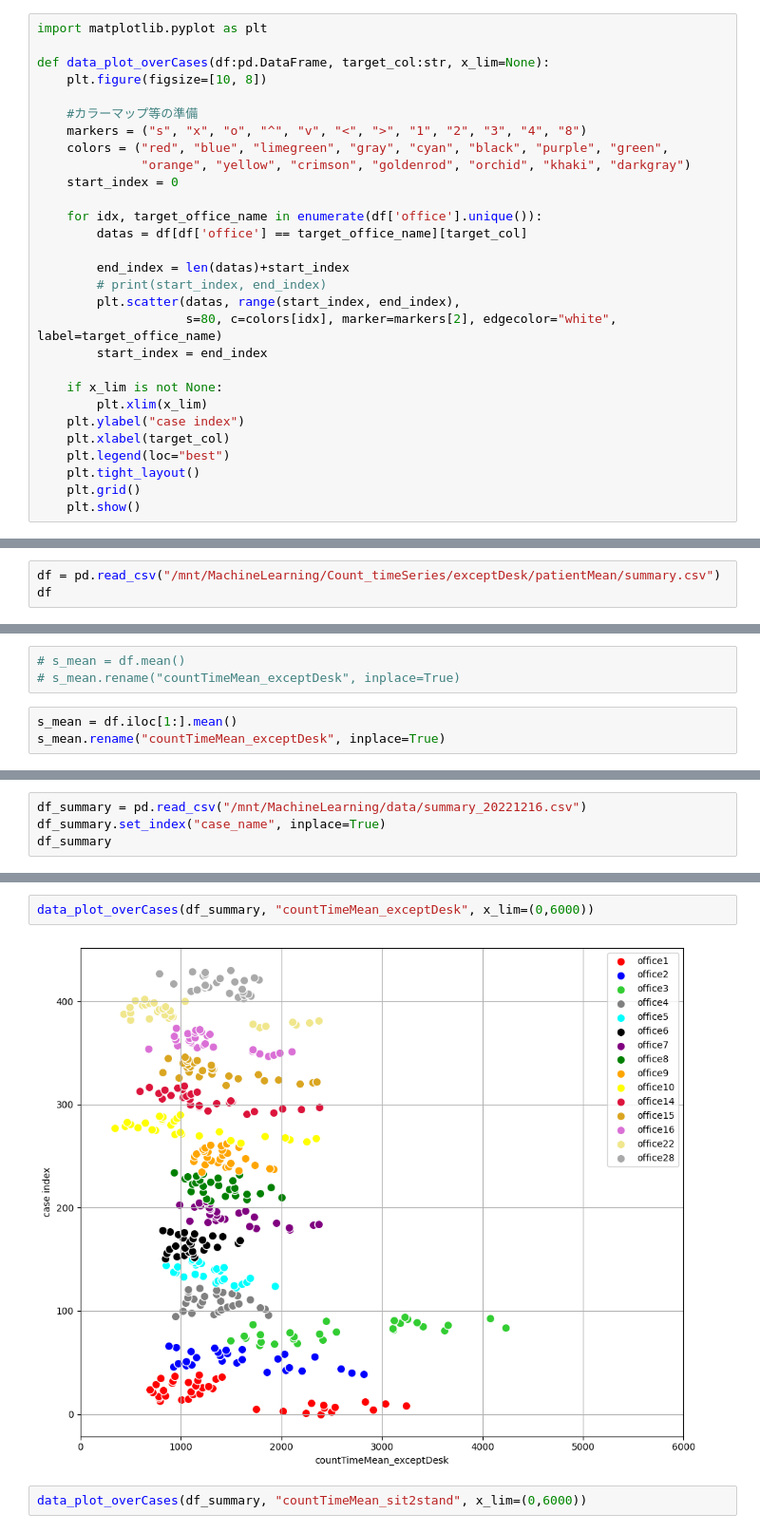
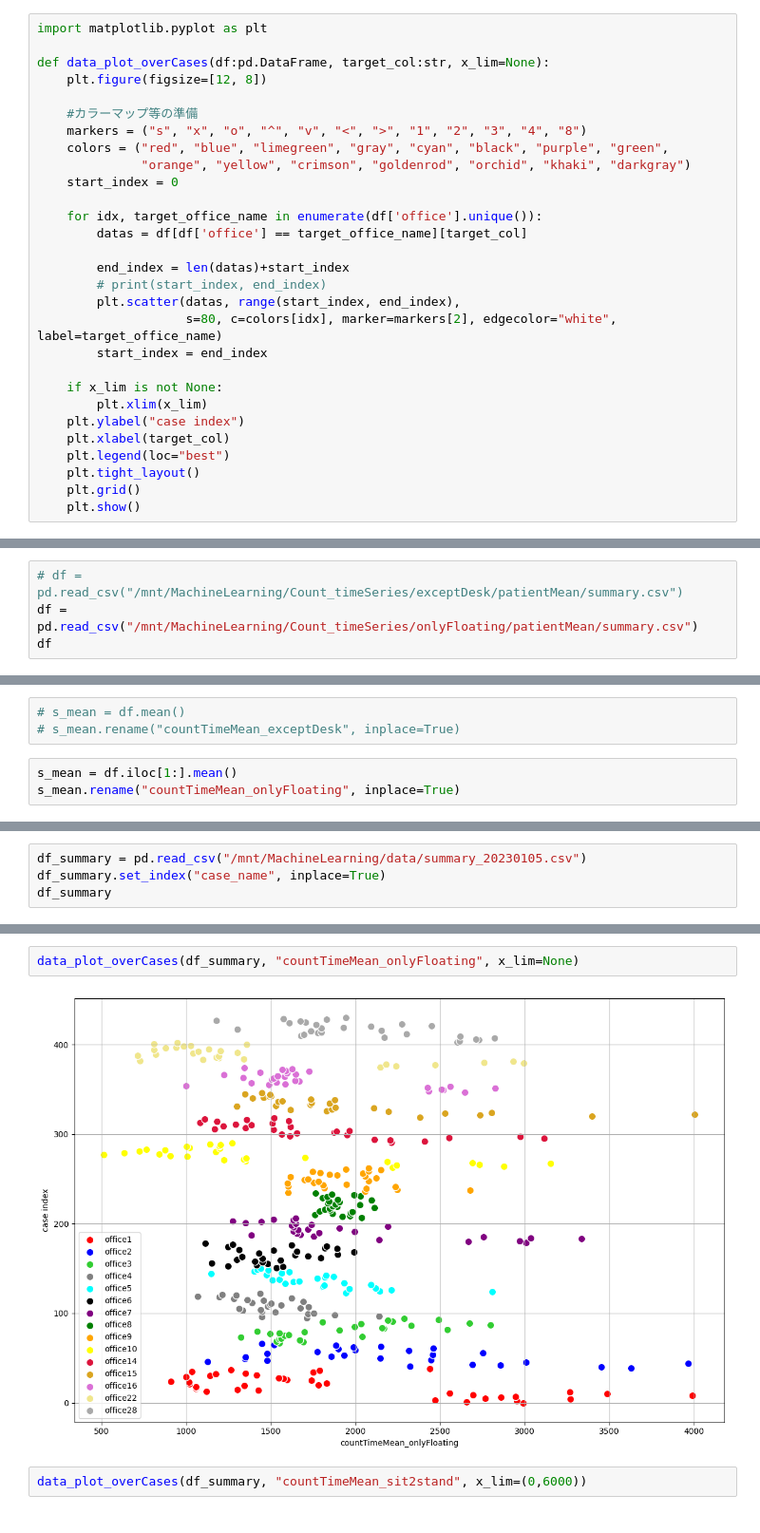
Before and after one commit to Enehentaro/MachineLearning, a Jupyter notebook: NoteBook/TrialAndError.ipynb, the cells around one changed output, grey strips where cells are left out. Shown at 95% size. Cells and saved outputs as stored; diff of their text form.

Commit message:
CountOnlyFloatingStudy

```diff
--- a/NoteBook/TrialAndError.ipynb
+++ b/NoteBook/TrialAndError.ipynb
@@ -212,7 +212,7 @@ df_total
 import matplotlib.pyplot as plt
 
 def data_plot_overCases(df:pd.DataFrame, target_col:str, x_lim=None):
-    plt.figure(figsize=[10, 8])
+    plt.figure(figsize=[12, 8])
 
     #カラーマップ等の準備
     markers = ("s", "x", "o", "^", "v", "<", ">", "1", "2", "3", "4", "8")
@@ -436,5 +438,6 @@ pc_dict
 # %%
-df = pd.read_csv("/mnt/MachineLearning/Count_timeSeries/exceptDesk/patientMean/summary.csv")
+# df = pd.read_csv("/mnt/MachineLearning/Count_timeSeries/exceptDesk/patientMean/summary.csv")
+df = pd.read_csv("/mnt/MachineLearning/Count_timeSeries/onlyFloating/patientMean/summary.csv")
 df
 # %% [output]
 |  | office10_0_0 | office10_0_164_aout | office10_0_164_bout | office10_0_246_aout | office10_0_246_bout | ... |
@@ -461,5 +464,5 @@ df_filtered.iloc[:,:20].plot(figsize=(12,8))
 # s_mean.rename("countTimeMean_exceptDesk", inplace=True)
 # %%
 s_mean = df.iloc[1:].mean()
-s_mean.rename("countTimeMean_exceptDesk", inplace=True)
+s_mean.rename("countTimeMean_onlyFloating", inplace=True)
 # %% [output]
@@ -478,5 +481,5 @@ Name: countTimeMean_exceptDesk, Length: 431, dtype: float64
 # %%
-df_summary = pd.read_csv("/mnt/MachineLearning/data/summary_20221216.csv")
+df_summary = pd.read_csv("/mnt/MachineLearning/data/summary_20230105.csv")
 df_summary.set_index("case_name", inplace=True)
 df_summary
 # %% [output]
@@ -522,7 +525,7 @@ sns.pairplot(df_summary[["aircon", "ventilation", "n_from2sec/S", "countTimeMean
 # %%
-data_plot_overCases(df_summary, "countTimeMean_exceptDesk", x_lim=(0,6000))
+data_plot_overCases(df_summary, "countTimeMean_onlyFloating", x_lim=None)
 # %% [output]
-[figure, old version]
+[figure, new version]
 # %%
 data_plot_overCases(df_summary, "countTimeMean_sit2stand", x_lim=(0,6000))
 # %% [output]
```
Also changed, not shown: parts of 22 cells of this notebook, 37 other files.
